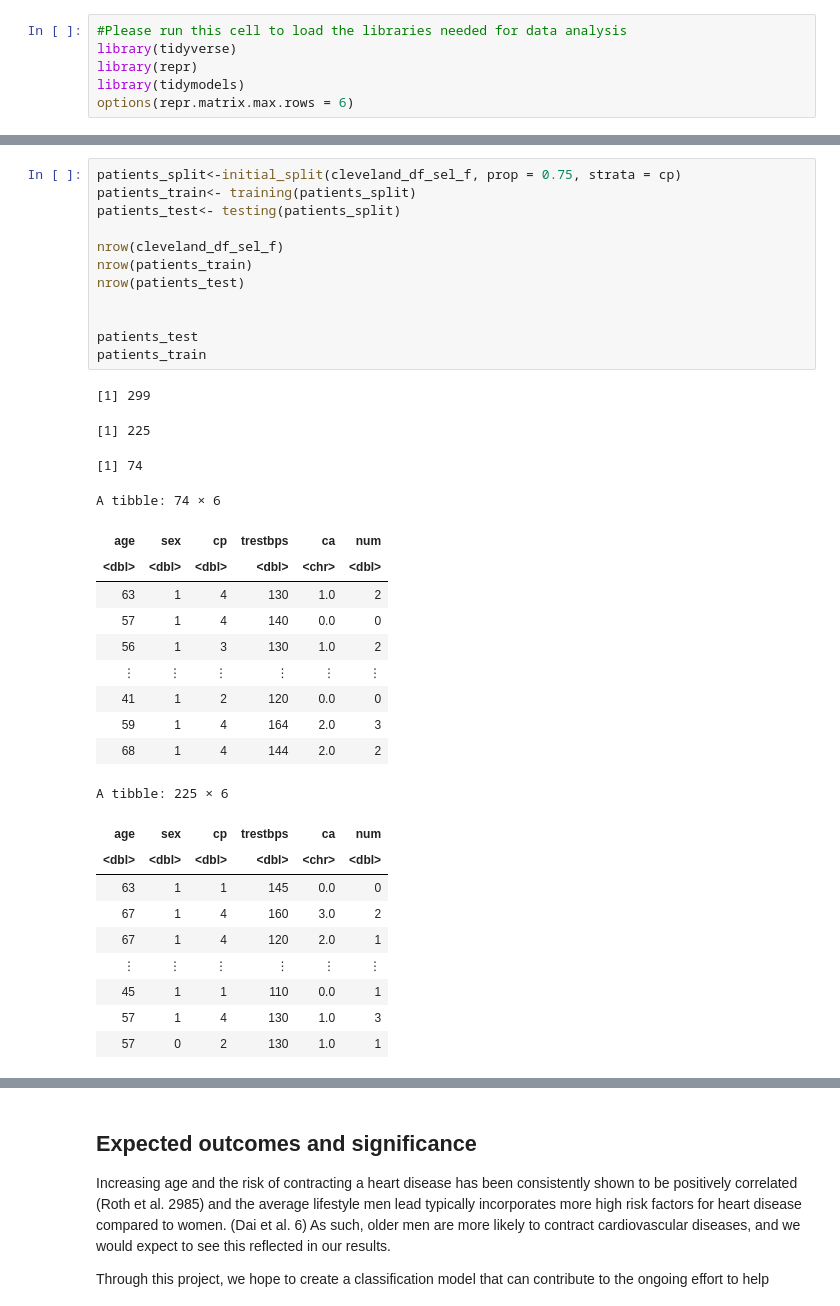
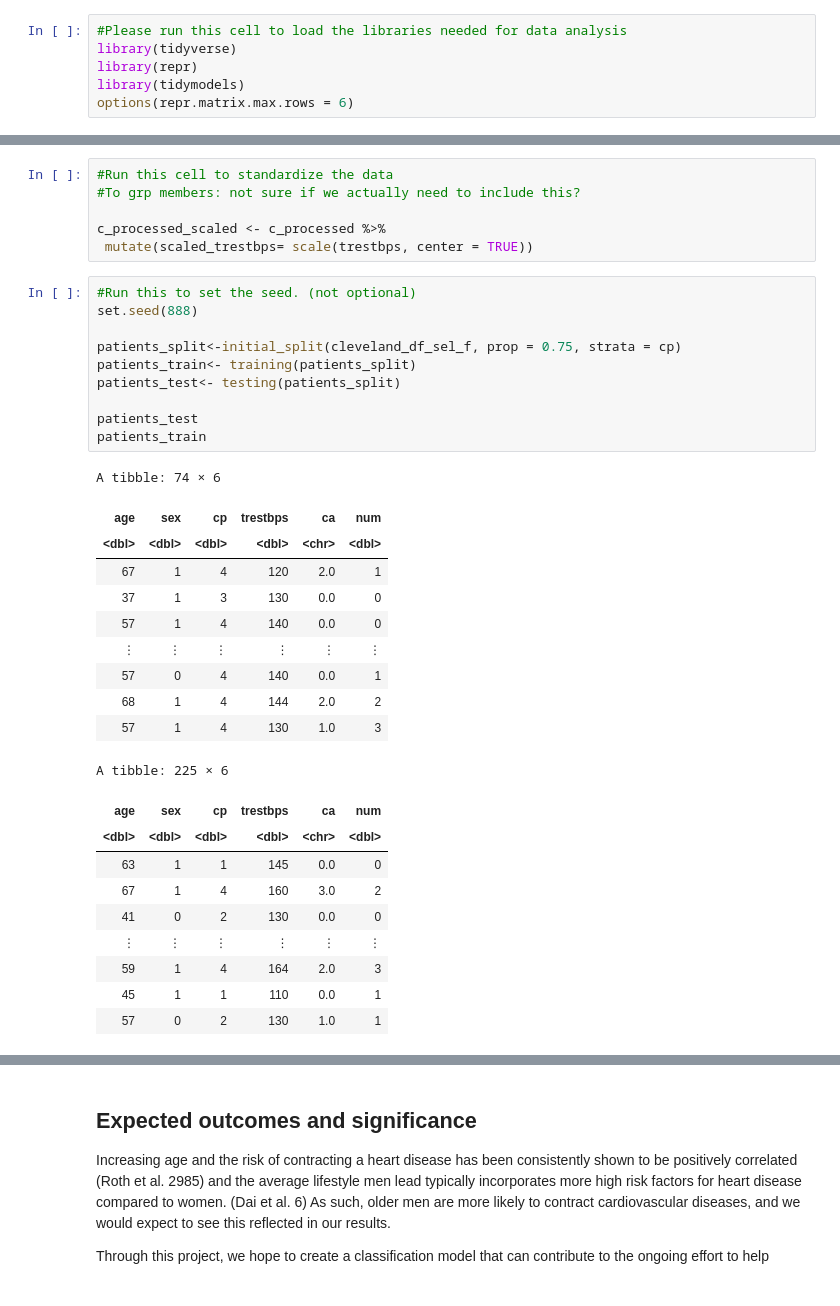
Before and after one commit to Wuliao-mao/DSCI-Project-10, a Jupyter notebook: PROPOSAL.ipynb, the cells around one changed output, grey strips where cells are left out. Saved outputs shown, nothing was run; the diff lists cells and outputs as text.

Commit message:
New Prop
split data. changed code blocks to utilise training set instead. Edited methods.

```diff
--- a/PROPOSAL.ipynb
+++ b/PROPOSAL.ipynb
@@ -60,38 +97,39 @@ cleveland_df_sel_f
+# %%
+#Run this cell to standardize the data
+#To grp members: not sure if we actually need to include this?
+
+c_processed_scaled <- c_processed %>%
+ mutate(scaled_trestbps= scale(trestbps, center = TRUE))
 # %%
+#Run this to set the seed. (not optional)
+set.seed(888)
+
 patients_split<-initial_split(cleveland_df_sel_f, prop = 0.75, strata = cp)
 patients_train<- training(patients_split)
 patients_test<- testing(patients_split)
 
-nrow(cleveland_df_sel_f)
-nrow(patients_train)
-nrow(patients_test)
-
-
 patients_test
 patients_train
 # %% [output]
-[1] 299
+A tibble: 74 × 6
+| age | sex | cp | trestbps | ca | num |
+| <dbl> | <dbl> | <dbl> | <dbl> | <chr> | <dbl> |
+| 67 | 1 | 4 | 120 | 2.0 | 1 |
+| 37 | 1 | 3 | 130 | 0.0 | 0 |
+| 57 | 1 | 4 | 140 | 0.0 | 0 |
+| ⋮ | ⋮ | ⋮ | ⋮ | ⋮ | ⋮ |
+| 57 | 0 | 4 | 140 | 0.0 | 1 |
+| 68 | 1 | 4 | 144 | 2.0 | 2 |
+| 57 | 1 | 4 | 130 | 1.0 | 3 |
-[1] 225
+A tibble: 225 × 6
-[1] 74
-A tibble: 74 × 6
-| age | sex | cp | trestbps | ca | num |
-| <dbl> | <dbl> | <dbl> | <dbl> | <chr> | <dbl> |
-| 63 | 1 | 4 | 130 | 1.0 | 2 |
-| 57 | 1 | 4 | 140 | 0.0 | 0 |
-| 56 | 1 | 3 | 130 | 1.0 | 2 |
-| ⋮ | ⋮ | ⋮ | ⋮ | ⋮ | ⋮ |
-| 41 | 1 | 2 | 120 | 0.0 | 0 |
-| 59 | 1 | 4 | 164 | 2.0 | 3 |
-| 68 | 1 | 4 | 144 | 2.0 | 2 |
-A tibble: 225 × 6
 | age | sex | cp | trestbps | ca | num |
 | <dbl> | <dbl> | <dbl> | <dbl> | <chr> | <dbl> |
 | 63 | 1 | 1 | 145 | 0.0 | 0 |
 | 67 | 1 | 4 | 160 | 3.0 | 2 |
-| 67 | 1 | 4 | 120 | 2.0 | 1 |
+| 41 | 0 | 2 | 130 | 0.0 | 0 |
 | ⋮ | ⋮ | ⋮ | ⋮ | ⋮ | ⋮ |
+| 59 | 1 | 4 | 164 | 2.0 | 3 |
 | 45 | 1 | 1 | 110 | 0.0 | 1 |
-| 57 | 1 | 4 | 130 | 1.0 | 3 |
 | 57 | 0 | 2 | 130 | 1.0 | 1 |
 # %%
 #Run this cell to obtain the total number of patients
```
Also changed, not shown: parts of 16 cells of this notebook.
